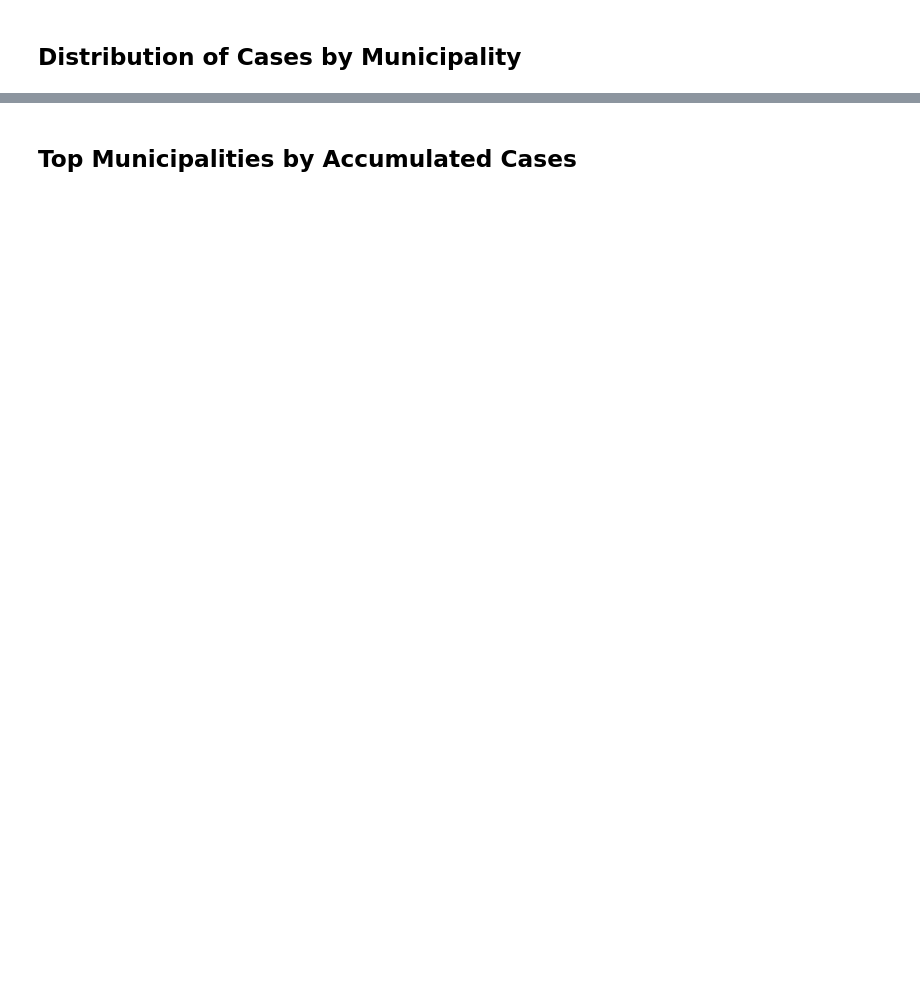
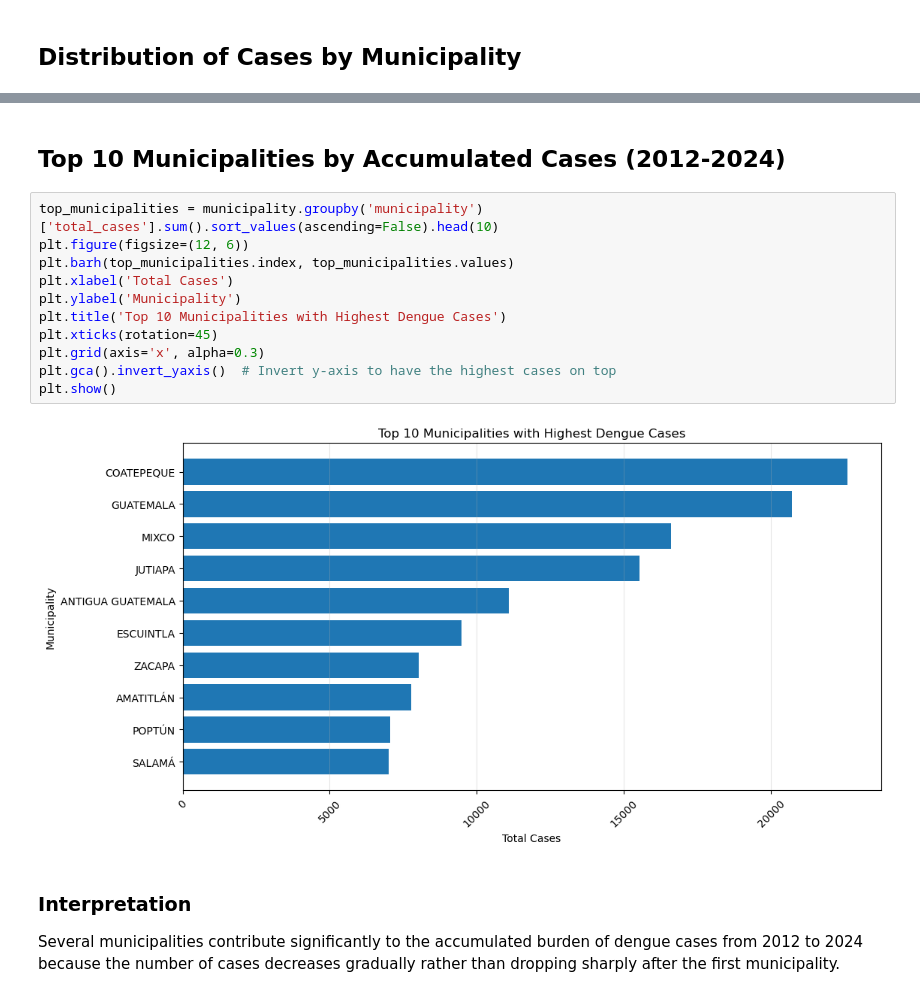
Before and after one commit to medranow/data-analyst-portfolio, a Jupyter notebook: 1_sql_salud_enfermedad/notebook/01_dengue_temporal_analysis.ipynb, the cells around one changed output, grey strips where cells are left out. Saved outputs shown, nothing was run; the diff lists cells and outputs as text; blank space fills up the shorter version.

```diff
--- a/1_sql_salud_enfermedad/notebook/01_dengue_temporal_analysis.ipynb
+++ b/1_sql_salud_enfermedad/notebook/01_dengue_temporal_analysis.ipynb
@@ -68,4 +102,20 @@ plt.show()
 # %% [markdown]
-## Top Municipalities by Accumulated Cases
+## Top 10 Municipalities by Accumulated Cases (2012-2024)
+# %%
+top_municipalities = municipality.groupby('municipality')['total_cases'].sum().sort_values(ascending=False).head(10)
+plt.figure(figsize=(12, 6))
+plt.barh(top_municipalities.index, top_municipalities.values)
+plt.xlabel('Total Cases')
+plt.ylabel('Municipality')
+plt.title('Top 10 Municipalities with Highest Dengue Cases')
+plt.xticks(rotation=45)
+plt.grid(axis='x', alpha=0.3)
+plt.gca().invert_yaxis()  # Invert y-axis to have the highest cases on top
+plt.show()
+# %% [output]
+[figure, added]
+# %% [markdown]
+### Interpretation
+Several municipalities contribute significantly to the accumulated burden of dengue cases from 2012 to 2024 because the number of cases decreases gradually rather than dropping sharply after the first municipality.
 # %% [markdown]
 ## Conclusions
```
Also changed, not shown: parts of 10 cells of this notebook.
